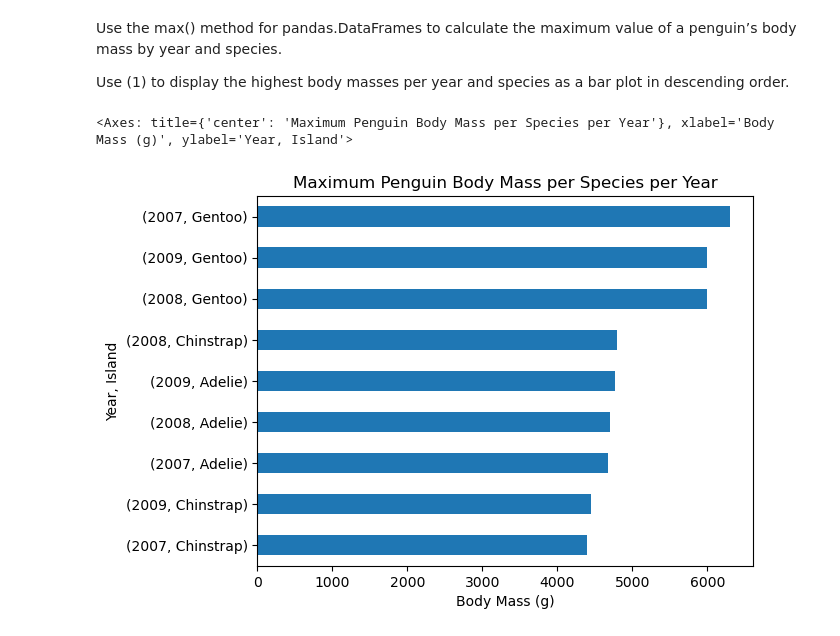
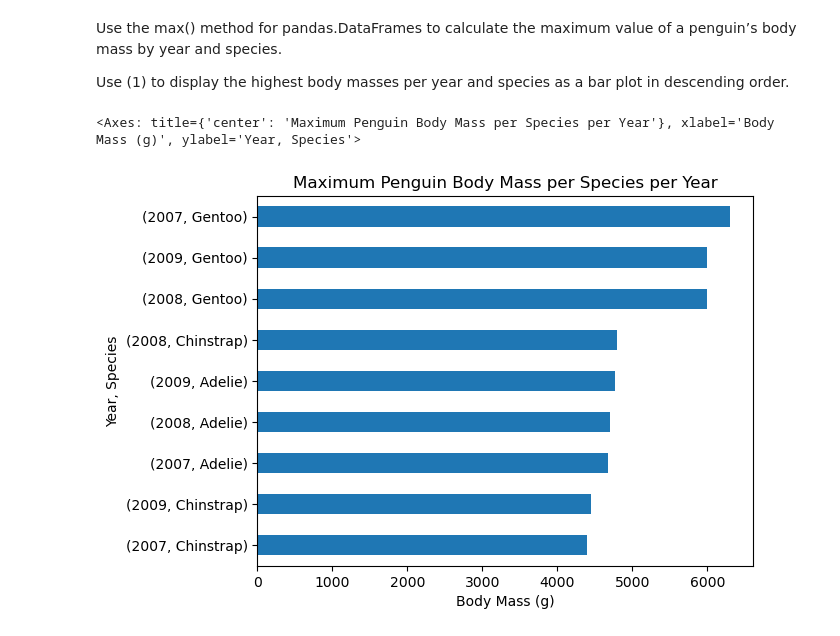
Before and after one commit to SRKads1998/eds220-2025-in-class, a Jupyter notebook: week2-groupby.ipynb, the cells around one changed output. Cells and saved outputs as stored; diff of their text form; code cells hidden in the pictures.

```diff
--- a/week2-groupby.ipynb
+++ b/week2-groupby.ipynb
@@ -72,21 +72,21 @@ Use (1) to display the highest body masses per year and species as a bar plot in
 # %%
 # Q1
 
 (penguins.groupby(['year', 'species'])
         .body_mass_g
         .max()
 )
 
 # Q2
 (penguins.groupby(['year', 'species'])
         .body_mass_g
         .max()
         .sort_values()
         . plot(kind='barh',
               title= 'Maximum Penguin Body Mass per Species per Year',
-              ylabel = ('Year, Island'),
+              ylabel = ('Year, Species'),
               xlabel = ('Body Mass (g)'))
 )
 # %% [output]
-<Axes: title={'center': 'Maximum Penguin Body Mass per Species per Year'}, xlabel='Body Mass (g)', ylabel='Year, Island'>
+<Axes: title={'center': 'Maximum Penguin Body Mass per Species per Year'}, xlabel='Body Mass (g)', ylabel='Year, Species'>
-[figure, old version]
+[figure, new version]
```
